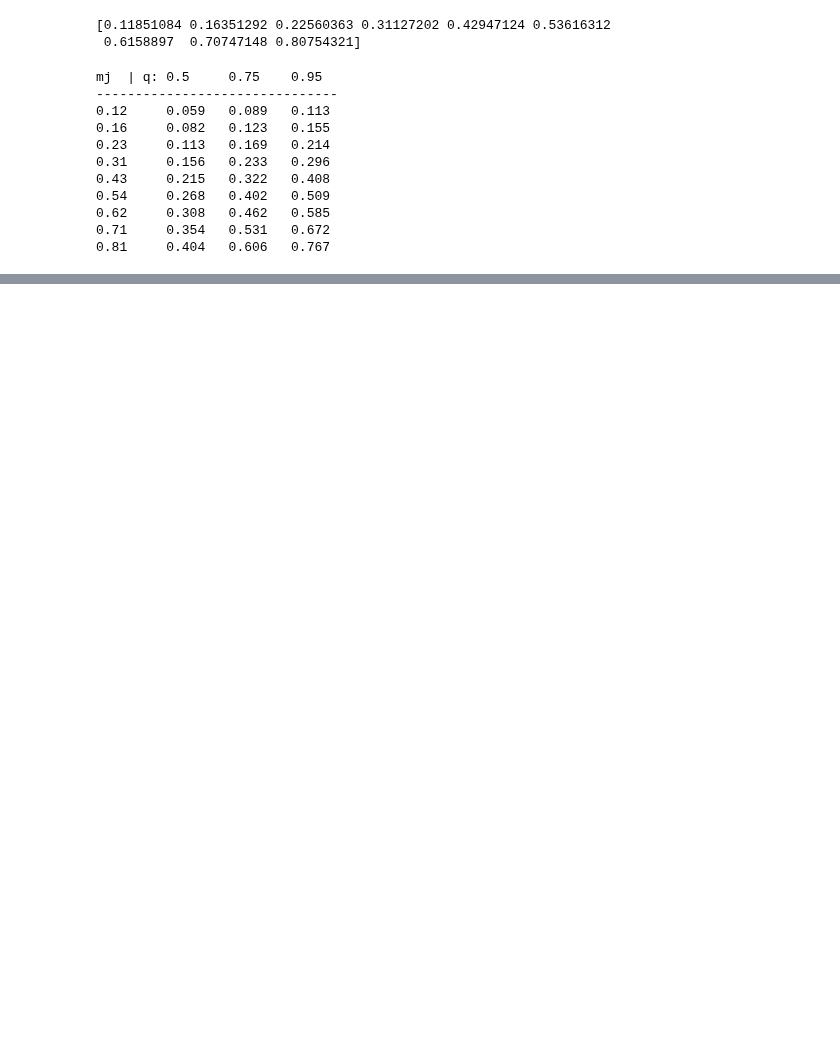
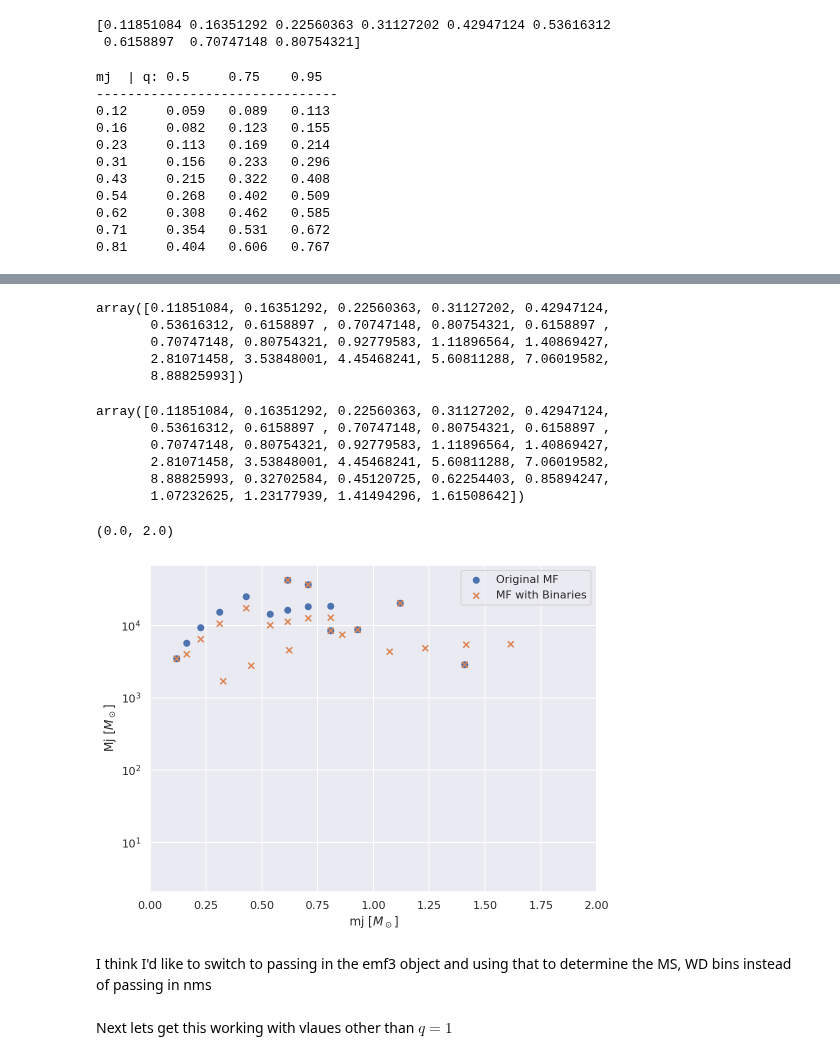
Before and after one commit to pjs902/honours-thesis, a Jupyter notebook: notebooks/limepy-binaries.ipynb, the cells around one changed output, grey strips where cells are left out. Saved outputs shown, nothing was run; the diff lists cells and outputs as text; code cells hidden in the pictures; blank space fills up the shorter version.

Commit message:
equal mass binaries for MS working

```diff
--- a/notebooks/limepy-binaries.ipynb
+++ b/notebooks/limepy-binaries.ipynb
@@ -92,5 +121,5 @@ class BinaryShift:
 # %%
-bs = BinaryShift(q=2, fb=3)
+bs = BinaryShift(q=1, fb=0.3)
 # %%
 bs.dump()
 # %% [output]
@@ -98,0 +128,2 @@ self.q = 2
+# %%
+mj_new, Mj_new = bs.shift(mj=mj, Mj=Mj, nms=nms)
@@ -98,0 +148,33 @@ self.q = 2
+# %%
+mj
+# %% [output]
+array([0.11851084, 0.16351292, 0.22560363, 0.31127202, 0.42947124,
+       0.53616312, 0.6158897 , 0.70747148, 0.80754321, 0.6158897 ,
+       0.70747148, 0.80754321, 0.92779583, 1.11896564, 1.40869427,
+       2.81071458, 3.53848001, 4.45468241, 5.60811288, 7.06019582,
+       8.88825993])
+# %%
+mj_new
+# %% [output]
+array([0.11851084, 0.16351292, 0.22560363, 0.31127202, 0.42947124,
+       0.53616312, 0.6158897 , 0.70747148, 0.80754321, 0.6158897 ,
+       0.70747148, 0.80754321, 0.92779583, 1.11896564, 1.40869427,
+       2.81071458, 3.53848001, 4.45468241, 5.60811288, 7.06019582,
+       8.88825993, 0.32702584, 0.45120725, 0.62254403, 0.85894247,
+       1.07232625, 1.23177939, 1.41494296, 1.61508642])
+# %%
+plt.figure()
+plt.scatter(mj, Mj, label="Original MF")
+plt.yscale("log")
+plt.scatter(mj_new, Mj_new, label="MF with Binaries", marker="x")
+plt.legend()
+plt.ylabel(r"Mj [$M_\odot$]")
+plt.xlabel(r"mj [$M_\odot$]")
+plt.xlim(0, 2)
+# %% [output]
+(0.0, 2.0)
+[figure, added]
+# %% [markdown]
+I think I'd like to switch to passing in the emf3 object and using that to determine the MS, WD bins instead of passing in nms
+# %% [markdown]
+Next lets get this working with vlaues other than $q=1$
```
Also changed, not shown: parts of 3 cells of this notebook.
